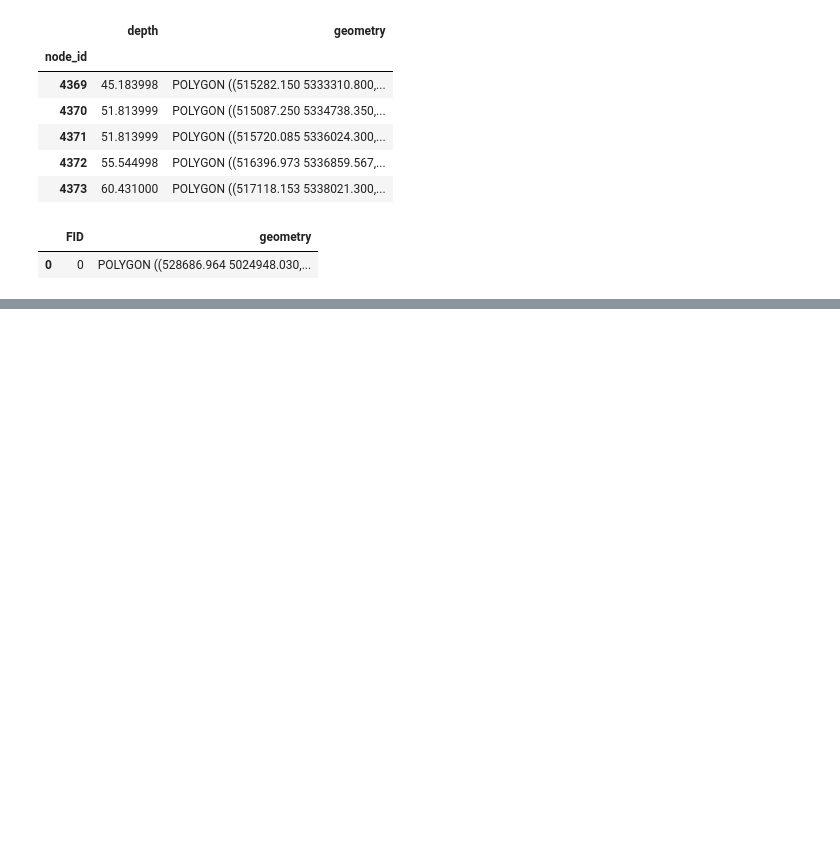
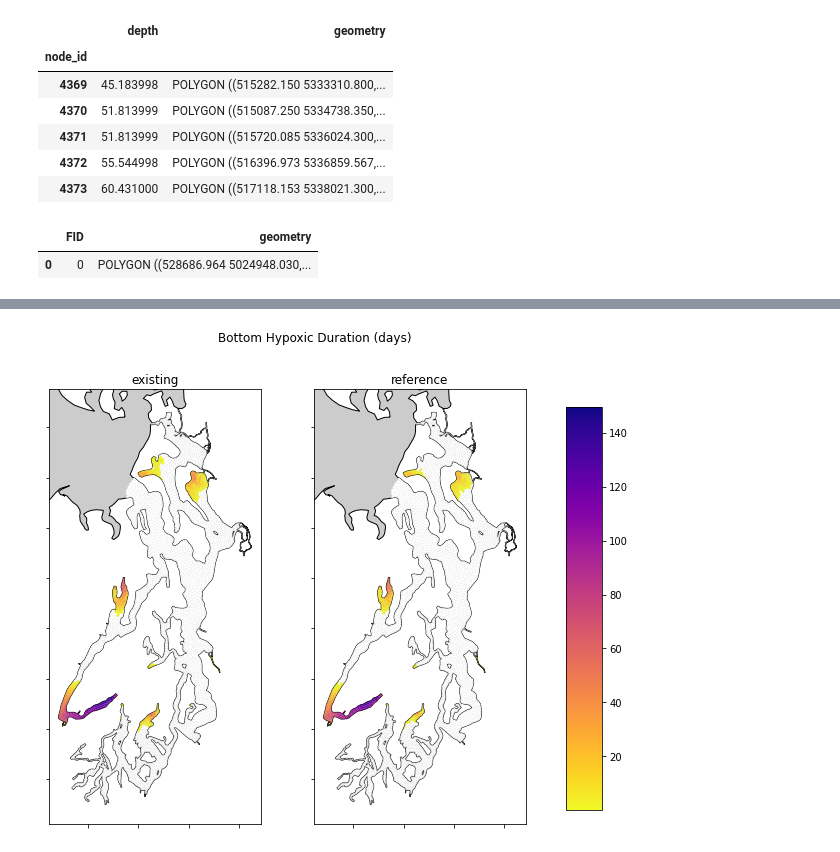
Before and after one commit to bedaro/ssm-analysis, a Jupyter notebook: Bottom DO.ipynb, the cells around one changed output, grey strips where cells are left out. Drawn from its saved outputs; the diff is of its cells as text; code cells hidden in the pictures; blank space fills up the shorter version.

Commit message:
Cleanups, comments, output files

```diff
--- a/Bottom DO.ipynb
+++ b/Bottom DO.ipynb
@@ -112,0 +118,86 @@ for v in do_variables:
+# %%
+mycmap = cm.get_cmap("plasma_r").copy()
+mycmap.set_under('white', 1)
+
+# This is directly copied from DO Compliance and should be kept in sync
+def map_plot(vals, title, ax=None, **kwargs):
+    """
+    Makes a map by loading the given set of values for all the nodes into a copy
+    of the domain GeoPandas DataFrame, then plotting. A few stylistic improvements
+    are also made, and some customization is possible.
+
+    Parameters
+    ----------
+    vals: `np.Array`
+        The node values to plot on the map.
+    title: str
+        The (axis) title to give the plot.
+    ax: `matplotlib.axes.Axes`
+        The axes to plot on, default is to generate a new plot
+
+    Returns
+    -------
+    `geopandas.GeoDataFrame`
+        The assembled copy of the model domain DataFrame with a column labeled `values`
+        which contains the `vals` data passed in.
+    `matplotlib.figure.Figure` or None
+        If a new figure was created it is returned.
+    """
+    copy = domain.copy()
+    copy['values'] = vals
+    if ax is None:
+        fig, ax = plt.subplots(figsize=(6, 8))
+    else:
+        fig = None
+    if 'legend' not in kwargs:
+        kwargs['legend'] = True
+    p = copy.plot('values', ax=ax, markersize=1, zorder=2, **kwargs)
+    # Save the axes boundaries so we can restore them after plotting the full model boundary
+    xmin, xmax, ymin, ymax = p.axis()
+    full_union.plot(ax=ax, facecolor='#ccc', edgecolors='black', zorder=1)
+    ax.set(title=title, ybound=(ymin, ymax), xbound=(xmin, xmax), xticklabels=(), yticklabels=())
+    return copy, fig
+
+fig, axs = plt.subplots(1, len(do_variables), figsize=(5*len(do_variables), 8))
+# The goal is to make all the subplots share one colorbar.
+# First, generate the durations for each variable independently so we can determine
+# the max value of all the subplots.
+hypoxic_durations = {}
+vmax = 0
+for v in do_variables:
+    data = do_data[v][:]
+    hypoxic_durations[v] = np.zeros(data.shape[1])
+    for i in range(data.shape[1]):
+        hypoxic_durations[v][i] = np.count_nonzero(data[:,i] < 2) * timestep
+    vmax = max(vmax, hypoxic_durations[v].max())
+
+# Now that we know vmin and vmax, we can make the normalization
+norm_duration = colors.Normalize(vmin=0.1, vmax=vmax)
+
+# Make a map of the durations for each variable, assembling them into one single
+# GeoDataFrame for output
+for ax, v in zip(axs, do_variables):
+    if ax == axs[-1]:
+        # See https://stackoverflow.com/a/13784887/413862 and
+        # https://geopandas.org/en/latest/docs/user_guide/mapping.html#creating-a-legend
+        fig.subplots_adjust(right=0.8)
+        cbar_ax = fig.add_axes([0.85, 0.15, 0.05, 0.7])
+        legend_args = { "legend": True, "cax": cbar_ax }
+    else:
+        legend_args = { "legend": False }
+    d, drop = map_plot(hypoxic_durations[v], v, ax=ax, cmap=mycmap, norm=norm_duration,
+                         **legend_args)
+    # A bit of a hack to combine all the durations into a single GeoDataFrame
+    if ax == axs[0]:
+        data = d
+        data.rename(columns={"values": v}, inplace=True)
+    else:
+        data[v] = d['values']
+
+fig.suptitle("Bottom Hypoxic Duration (days)")
+
+fig.savefig(out_file("hypox_duration.png"))
+data.to_file(out_file("hypox_duration.shp"))
+data.to_excel(out_file("hypox_duration.xlsx"))
+# %% [output]
+[figure, added]
```
Also changed, not shown: parts of 11 cells of this notebook, 3 other files.
